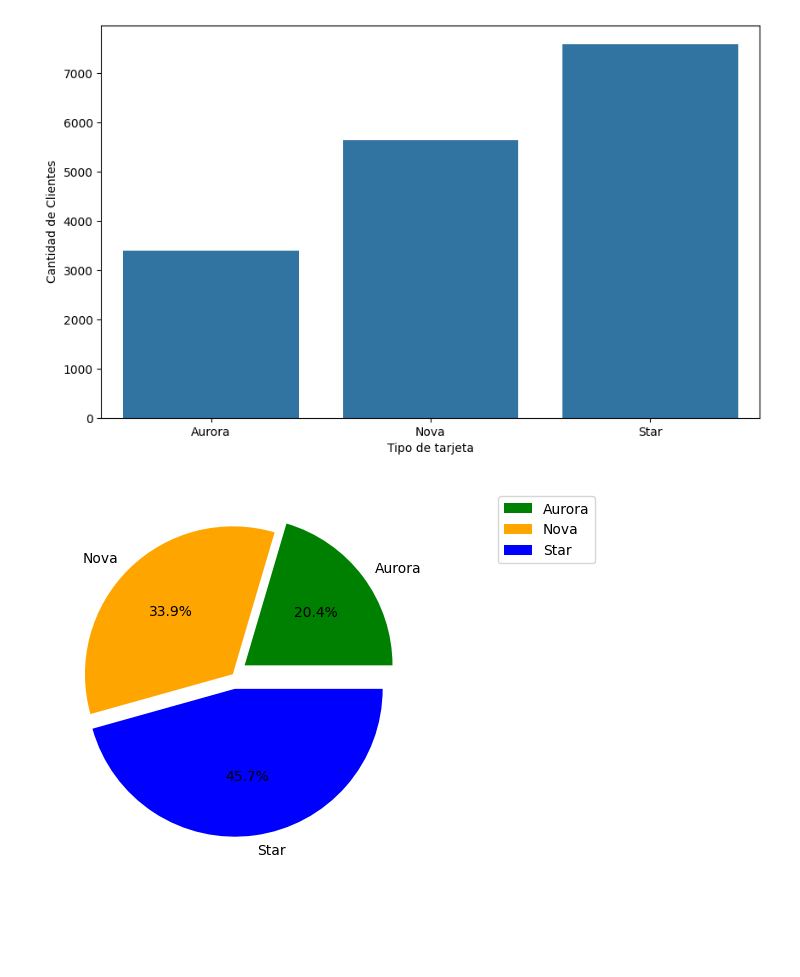
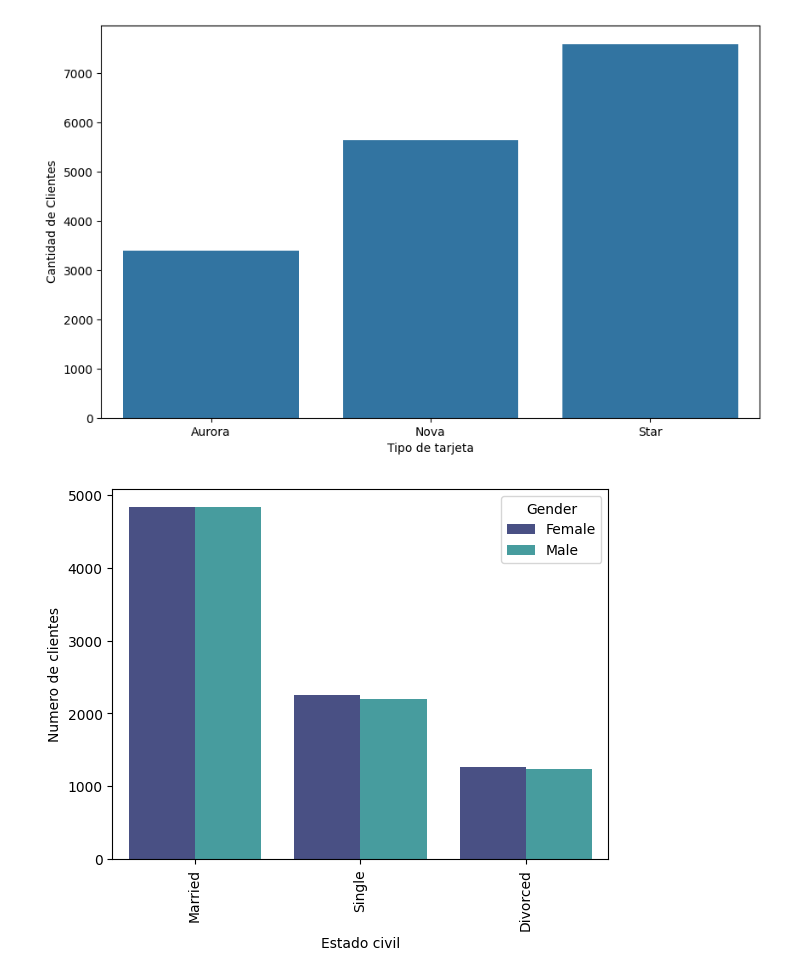
Before and after one commit to Adalab/bda-modulo-3-evaluacion-final-CecileSC, a Jupyter notebook: visualizacion.ipynb, the cells around one changed output. Cells and saved outputs as stored; diff of their text form; code cells hidden in the pictures; blank space fills up the shorter version.

```diff
--- a/visualizacion.ipynb
+++ b/visualizacion.ipynb
@@ -109,16 +139,3 @@ plt.xlabel("Tipo de tarjeta");
 | 1 | Nova | 5635 |
 | 2 | Star | 7587 |
 [figure]
-# %%
-explode = ( 0.1 ,0, 0.1) # para sacar los quesitos hacia fuera
-
-plt.pie( tarjetas_fidelidad["Cantidad de Clientes"],
-        labels = tarjetas_fidelidad["Loyalty Card"],
-        autopct = "%1.1f%%",
-        colors = ["green", "orange", "blue"],
-        explode = explode)
-
-plt.legend(bbox_to_anchor=(1.2, 1)) # sacar leyenda y donde colocarla. El primer índice (derecha-izquierda), segundo índice(arriba, abajo) )
-plt.show();
-# %% [output]
-[figure, removed]
@@ -126,0 +142,21 @@ plt.show();
+# %%
+#6.	¿Cómo se distribuyen los clientes según su estado civil y género?
+
+#La mayor parte de los clientes están casados, hay pocos divorciados y la distribucion
+#  por genero es practicamente igual.(casi los mismos hombres que mujeres)
+
+# Crear el gráfico de barras agrupadas o countplot
+sns.countplot(x = "Marital Status",
+              data = df,
+              palette = "mako",
+              order = ['Married', 'Single', 'Divorced'],
+              hue= "Gender")
+
+# giramos las etiquetas del eje "x",
+plt.xticks(rotation = 90)
+
+# cambiamos el nombre de los ejes usando los métodos 'plt.ylabel()' y 'plt.xlabel()'
+plt.xlabel("Estado civil")
+plt.ylabel("Numero de clientes");
+# %% [output]
+[figure, added]
```
Also changed, not shown: parts of 11 cells of this notebook.
